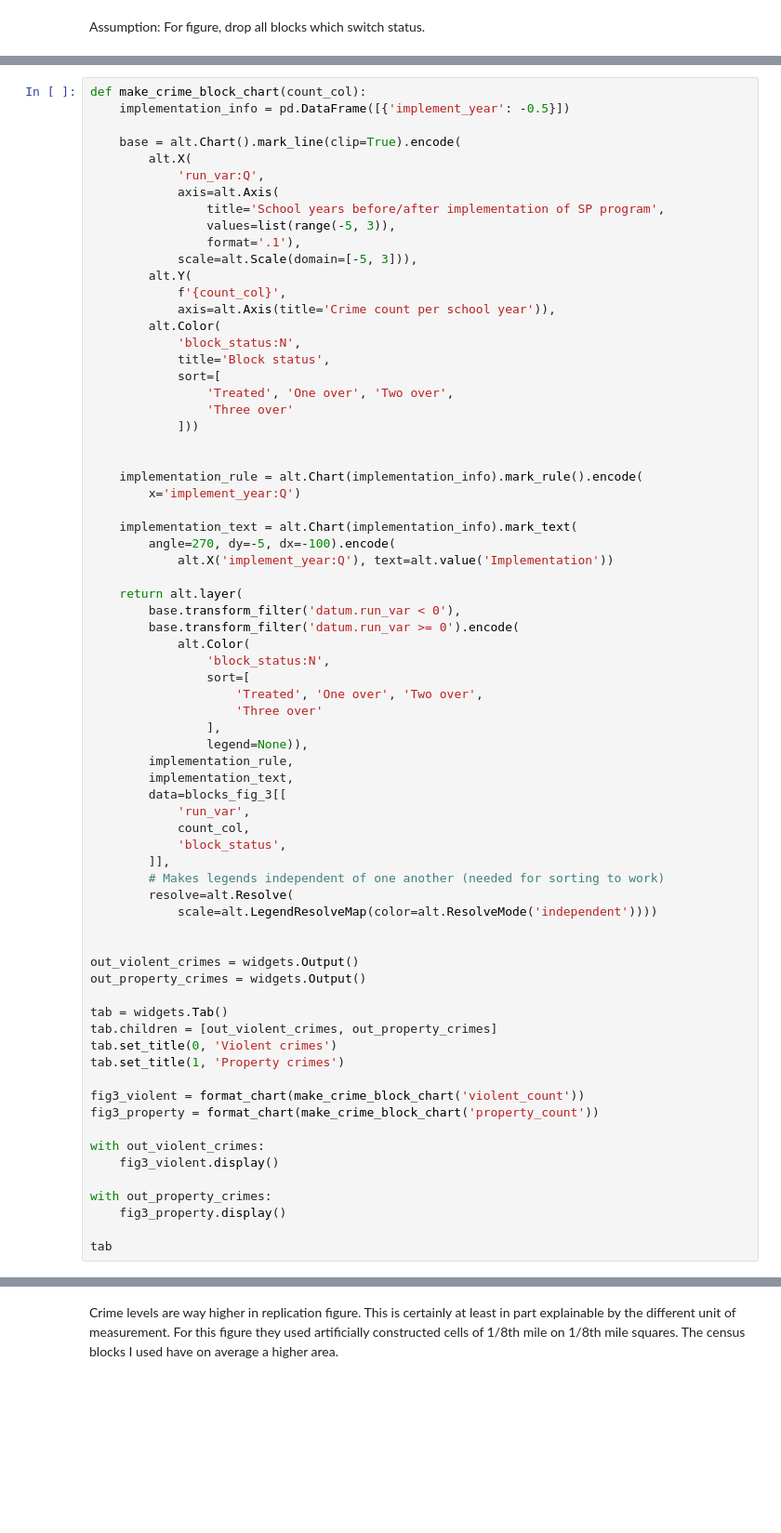
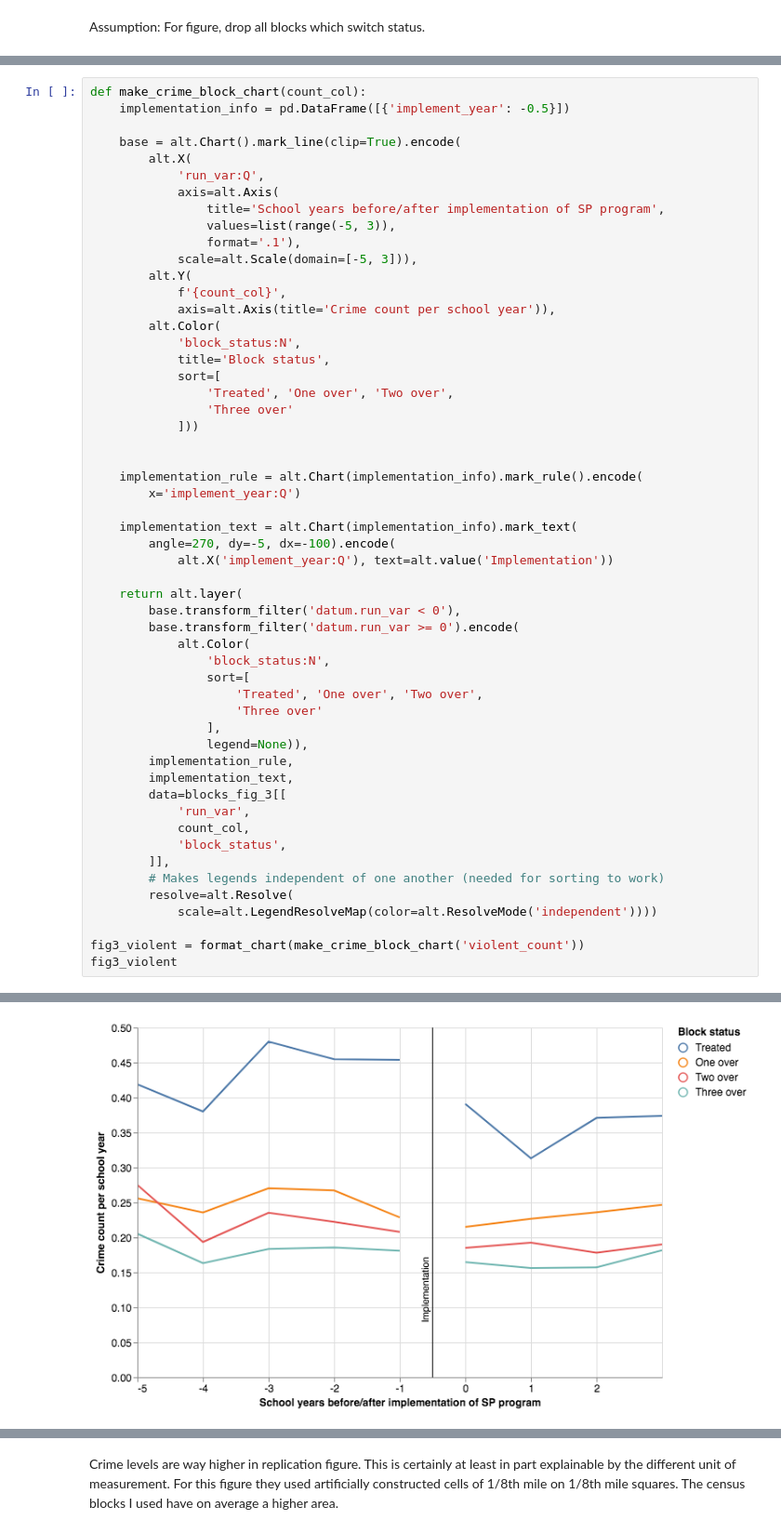
Before and after one commit to binste/chicago_safepassage_evaluation, a Jupyter notebook: notebooks/5_analysis/1.0-binste-analyze-crime-results-census-block-level.ipynb, the cells around one changed output, grey strips where cells are left out. Shown at 93% size. Drawn from its saved outputs; the diff is of its cells as text; blank space fills up the shorter version.

Commit message:
Deleted table 2 section and instead of the tab widget for the implementation figures they are now just displayed after one another for better compatibility with nbviewer

```diff
--- a/notebooks/5_analysis/1.0-binste-analyze-crime-results-census-block-level.ipynb
+++ b/notebooks/5_analysis/1.0-binste-analyze-crime-results-census-block-level.ipynb
@@ -218,48 +215,32 @@ def make_crime_block_chart(count_col):
         x='implement_year:Q')
 
     implementation_text = alt.Chart(implementation_info).mark_text(
         angle=270, dy=-5, dx=-100).encode(
             alt.X('implement_year:Q'), text=alt.value('Implementation'))
 
     return alt.layer(
         base.transform_filter('datum.run_var < 0'),
         base.transform_filter('datum.run_var >= 0').encode(
             alt.Color(
                 'block_status:N',
                 sort=[
                     'Treated', 'One over', 'Two over',
                     'Three over'
                 ],
                 legend=None)),
         implementation_rule,
         implementation_text,
         data=blocks_fig_3[[
             'run_var',
             count_col,
             'block_status',
         ]],
         # Makes legends independent of one another (needed for sorting to work)
         resolve=alt.Resolve(
             scale=alt.LegendResolveMap(color=alt.ResolveMode('independent'))))
 
-
-out_violent_crimes = widgets.Output()
-out_property_crimes = widgets.Output()
-
-tab = widgets.Tab()
-tab.children = [out_violent_crimes, out_property_crimes]
-tab.set_title(0, 'Violent crimes')
-tab.set_title(1, 'Property crimes')
-
 fig3_violent = format_chart(make_crime_block_chart('violent_count'))
-fig3_property = format_chart(make_crime_block_chart('property_count'))
-
-with out_violent_crimes:
-    fig3_violent.display()
-
-with out_property_crimes:
-    fig3_property.display()
-
-tab
+fig3_violent
 # %% [output]
 [interactive output not drawn]
+[figure, added]
```
Also changed, not shown: parts of 2 cells of this notebook.
